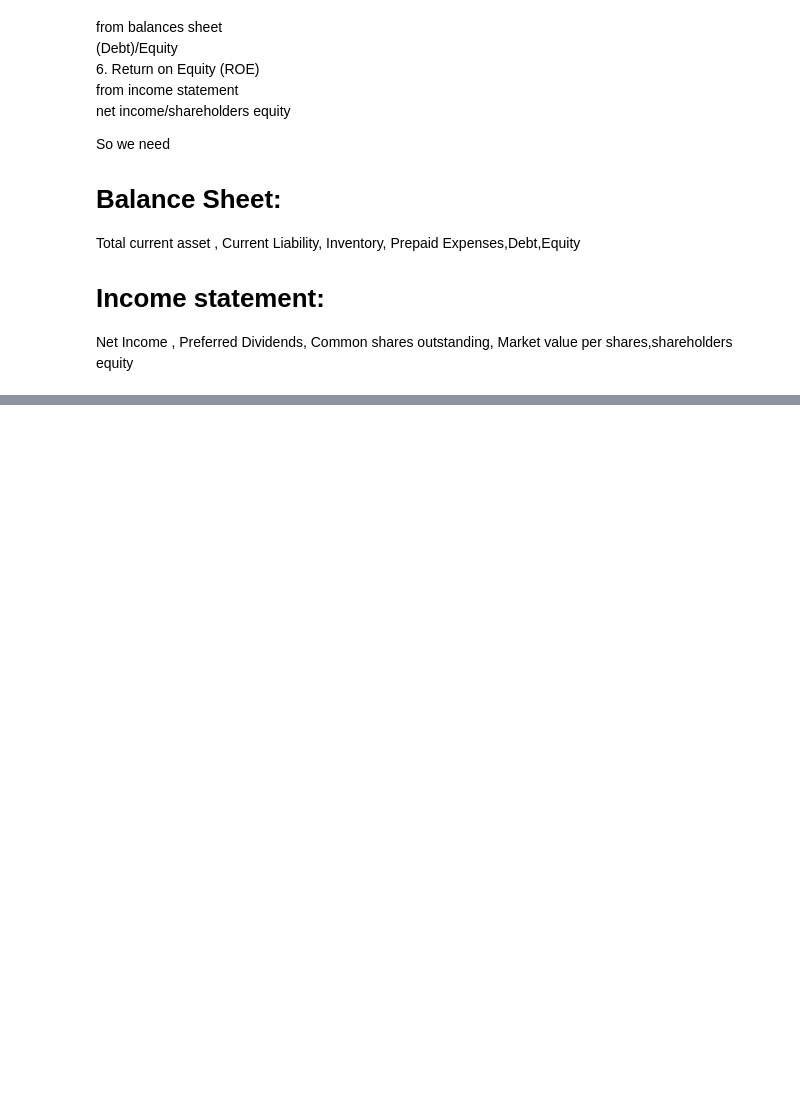
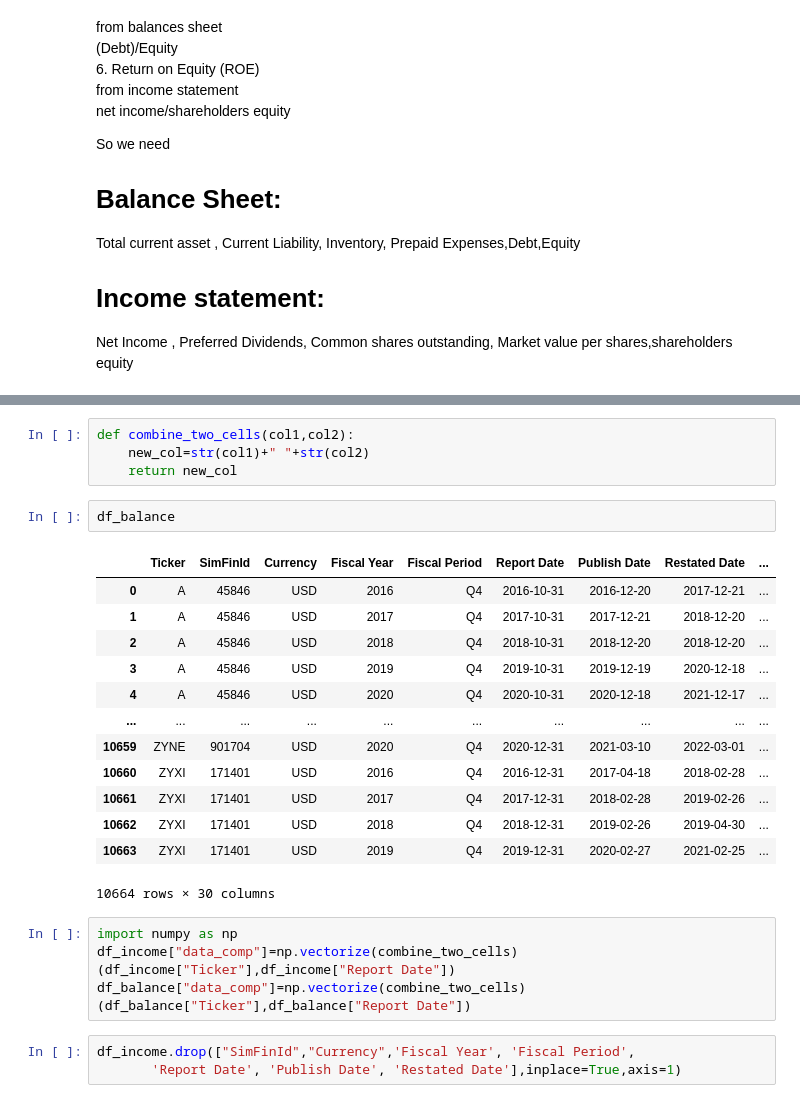
Before and after one commit to Aipeni/finanical, a Jupyter notebook: from_raw_to_csv.ipynb, the cells around one changed output, grey strips where cells are left out. Drawn from its saved outputs; the diff is of its cells as text; blank space fills up the shorter version.

```diff
--- a/from_raw_to_csv.ipynb
+++ b/from_raw_to_csv.ipynb
@@ -49,0 +80,27 @@ df
+# %%
+def combine_two_cells(col1,col2):
+    new_col=str(col1)+" "+str(col2)
+    return new_col
+# %%
+df_balance
+# %% [output]
+|  | Ticker | SimFinId | Currency | Fiscal Year | Fiscal Period | Report Date | Publish Date | Restated Date | ... |
+| 0 | A | 45846 | USD | 2016 | Q4 | 2016-10-31 | 2016-12-20 | 2017-12-21 | ... |
+| 1 | A | 45846 | USD | 2017 | Q4 | 2017-10-31 | 2017-12-21 | 2018-12-20 | ... |
+| 2 | A | 45846 | USD | 2018 | Q4 | 2018-10-31 | 2018-12-20 | 2018-12-20 | ... |
+| 3 | A | 45846 | USD | 2019 | Q4 | 2019-10-31 | 2019-12-19 | 2020-12-18 | ... |
+| 4 | A | 45846 | USD | 2020 | Q4 | 2020-10-31 | 2020-12-18 | 2021-12-17 | ... |
+| ... | ... | ... | ... | ... | ... | ... | ... | ... | ... |
+| 10659 | ZYNE | 901704 | USD | 2020 | Q4 | 2020-12-31 | 2021-03-10 | 2022-03-01 | ... |
+| 10660 | ZYXI | 171401 | USD | 2016 | Q4 | 2016-12-31 | 2017-04-18 | 2018-02-28 | ... |
+| 10661 | ZYXI | 171401 | USD | 2017 | Q4 | 2017-12-31 | 2018-02-28 | 2019-02-26 | ... |
+| 10662 | ZYXI | 171401 | USD | 2018 | Q4 | 2018-12-31 | 2019-02-26 | 2019-04-30 | ... |
+| 10663 | ZYXI | 171401 | USD | 2019 | Q4 | 2019-12-31 | 2020-02-27 | 2021-02-25 | ... |
+10664 rows × 30 columns
+# %%
+import numpy as np
+df_income["data_comp"]=np.vectorize(combine_two_cells)(df_income["Ticker"],df_income["Report Date"])
+df_balance["data_comp"]=np.vectorize(combine_two_cells)(df_balance["Ticker"],df_balance["Report Date"])
+# %%
+df_income.drop(["SimFinId","Currency",'Fiscal Year', 'Fiscal Period',
+       'Report Date', 'Publish Date', 'Restated Date'],inplace=True,axis=1)
```
Also changed, not shown: parts of 9 cells of this notebook.
